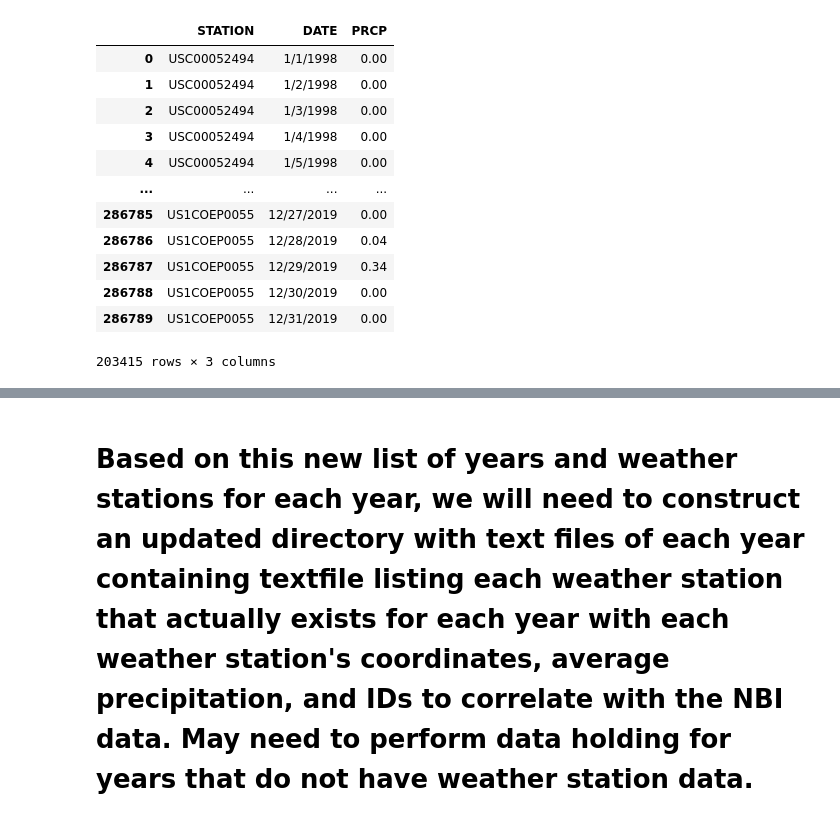
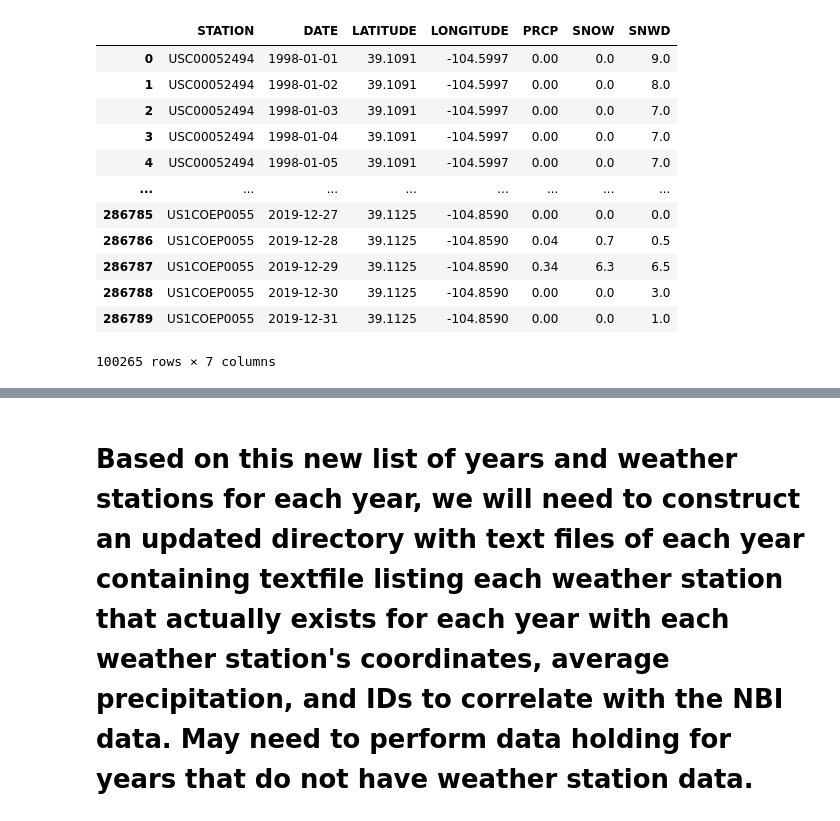
Before and after one commit to nnbaokhang/Descriptive-and-Predictive-Deep-Learning-Analytical-Tools-for-Enhanced-Bridge-Management, a Jupyter notebook: averaging_NOAA_localizing_with_NBI.ipynb, the cells around one changed output, grey strips where cells are left out. Saved outputs shown, nothing was run; the diff lists cells and outputs as text; code cells hidden in the pictures.

```diff
--- a/averaging_NOAA_localizing_with_NBI.ipynb
+++ b/averaging_NOAA_localizing_with_NBI.ipynb
@@ -21,3 +3,13 @@ df
+# %%
+import os
+
+list_of_dfs = []
+directory = r'C:\Users\tobby\Documents\Descriptive_Predictive_Bridge_Management\El_Paso_NOAA_data'
+for filename in os.listdir(directory):
+    temp_df = pd.read_csv(os.path.join(directory, filename))
+    list_of_dfs.append(temp_df)
+# %%
+df_concat = pd.concat(list_of_dfs, ignore_index=True)
 # %%
-df_trimmed = df[['STATION', 'DATE', 'PRCP']].copy()
+df_concat = df_concat[['STATION', 'DATE', 'LATITUDE', 'LONGITUDE', 'PRCP', 'SNOW', 'SNWD']].copy()
 # %%
@@ -48,17 +26,19 @@ df_trimmed = df_trimmed.dropna()
-# %%
-df_trimmed
-# %% [output]
-|  | STATION | DATE | PRCP |
-| 0 | USC00052494 | 1/1/1998 | 0.00 |
-| 1 | USC00052494 | 1/2/1998 | 0.00 |
-| 2 | USC00052494 | 1/3/1998 | 0.00 |
-| 3 | USC00052494 | 1/4/1998 | 0.00 |
-| 4 | USC00052494 | 1/5/1998 | 0.00 |
-| ... | ... | ... | ... |
-| 286785 | US1COEP0055 | 12/27/2019 | 0.00 |
-| 286786 | US1COEP0055 | 12/28/2019 | 0.04 |
-| 286787 | US1COEP0055 | 12/29/2019 | 0.34 |
-| 286788 | US1COEP0055 | 12/30/2019 | 0.00 |
-| 286789 | US1COEP0055 | 12/31/2019 | 0.00 |
-203415 rows × 3 columns
+# %%
+df_concat = df_concat.dropna()
+# %%
+df_concat
+# %% [output]
+|  | STATION | DATE | LATITUDE | LONGITUDE | PRCP | SNOW | SNWD |
+| 0 | USC00052494 | 1998-01-01 | 39.1091 | -104.5997 | 0.00 | 0.0 | 9.0 |
+| 1 | USC00052494 | 1998-01-02 | 39.1091 | -104.5997 | 0.00 | 0.0 | 8.0 |
+| 2 | USC00052494 | 1998-01-03 | 39.1091 | -104.5997 | 0.00 | 0.0 | 7.0 |
+| 3 | USC00052494 | 1998-01-04 | 39.1091 | -104.5997 | 0.00 | 0.0 | 7.0 |
+| 4 | USC00052494 | 1998-01-05 | 39.1091 | -104.5997 | 0.00 | 0.0 | 7.0 |
+| ... | ... | ... | ... | ... | ... | ... | ... |
+| 286785 | US1COEP0055 | 2019-12-27 | 39.1125 | -104.8590 | 0.00 | 0.0 | 0.0 |
+| 286786 | US1COEP0055 | 2019-12-28 | 39.1125 | -104.8590 | 0.04 | 0.7 | 0.5 |
+| 286787 | US1COEP0055 | 2019-12-29 | 39.1125 | -104.8590 | 0.34 | 6.3 | 6.5 |
+| 286788 | US1COEP0055 | 2019-12-30 | 39.1125 | -104.8590 | 0.00 | 0.0 | 3.0 |
+| 286789 | US1COEP0055 | 2019-12-31 | 39.1125 | -104.8590 | 0.00 | 0.0 | 1.0 |
+100265 rows × 7 columns
 # %%
```
Also changed, not shown: parts of 23 cells of this notebook.
